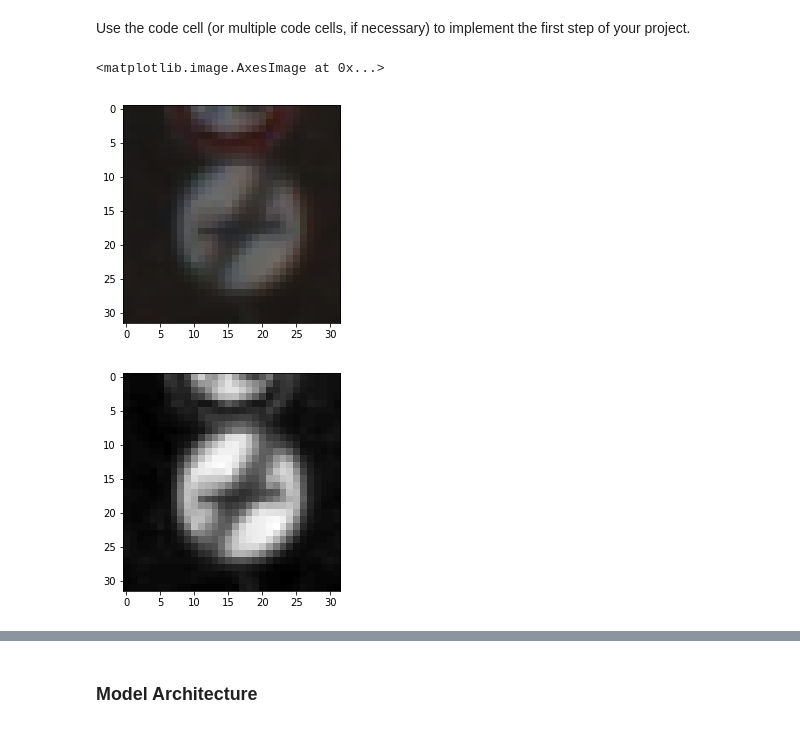
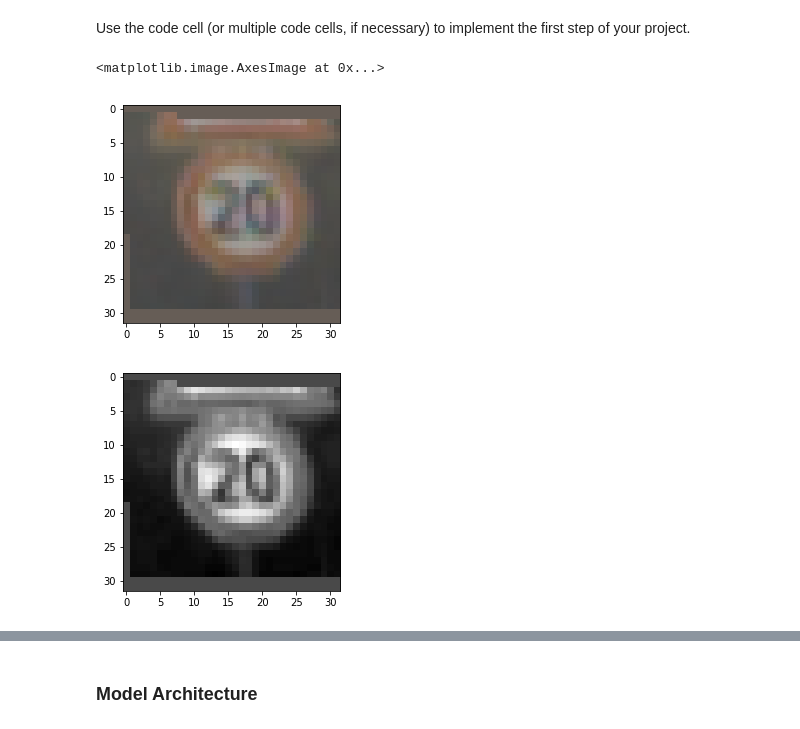
Before and after one commit to saka1-s/CarND-Traffic-Sign-Classifier-Project, a Jupyter notebook: Traffic_Sign_Classifier.ipynb, the cells around one changed output, grey strips where cells are left out. Saved outputs shown, nothing was run; the diff lists cells and outputs as text; code cells hidden in the pictures.

```diff
--- a/Traffic_Sign_Classifier.ipynb
+++ b/Traffic_Sign_Classifier.ipynb
@@ -118,0 +162,30 @@ import matplotlib.pyplot as plt
+# %%
+train_label=np.zeros(len(dict_label))
+X_train_fake=[]
+y_train_fake=[]
+for v in y_train:
+    train_label[v]+=1
+for c in range(n_classes):
+    # amplify datas
+    data_num = 0
+    indexes = [i for i, lbl in enumerate(y_train) if lbl == c]
+    while data_num < 3000:
+        index=np.random.choice(indexes)
+        X_train_fake.append(generateFake(X_train[index]))
+        y_train_fake.append(c)
+        data_num+=1
+
+valid_label=np.zeros(len(dict_label))
+X_valid_fake=[]
+y_valid_fake=[]
+for v in y_valid:
+    valid_label[v]+=1
+for c in range(n_classes):
+    # amplify datas
+    data_num = 0
+    indexes = [i for i, lbl in enumerate(y_valid) if lbl == c]
+    while data_num < 500:
+        index=np.random.choice(indexes)
+        X_valid_fake.append(generateFake(X_valid[index]))
+        y_valid_fake.append(c)
+        data_num+=1
@@ -142,7 +237,7 @@ Use the code cell (or multiple code cells, if necessary) to implement the first
 # %%
 ### Preprocess the data here. Preprocessing steps could include normalization, converting to grayscale, etc.
 ### Feel free to use as many code cells as needed.
-plt.imshow(X_train[0])
+plt.imshow(X_train_fake[0])
 # %% [output]
 <matplotlib.image.AxesImage at 0x...>
-[figure, old version]
+[figure, new version]
@@ -153,12 +244,11 @@ from sklearn.utils import shuffle
 # %%
 # convert to grayscale
 gray=np.zeros(image_shape)
-gray=cv2.cvtColor(X_train[0],cv2.COLOR_RGB2GRAY)
-
+gray=cv2.cvtColor(X_train_fake[0],cv2.COLOR_RGB2GRAY)
 plt.imshow(gray)
 plt.gray()
 # %% [output]
-[figure, old version]
+[figure, new version]
 # %%
 # normalize image
 norm=np.zeros(image_shape)
```
Also changed, not shown: parts of 63 cells of this notebook.
